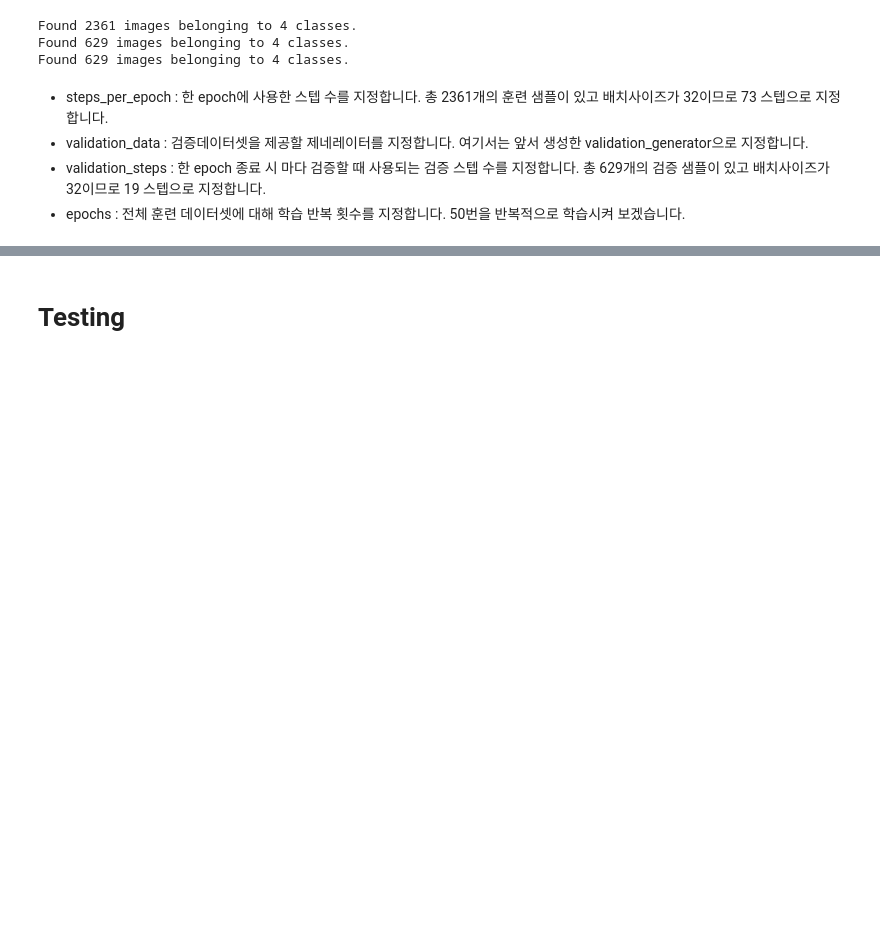
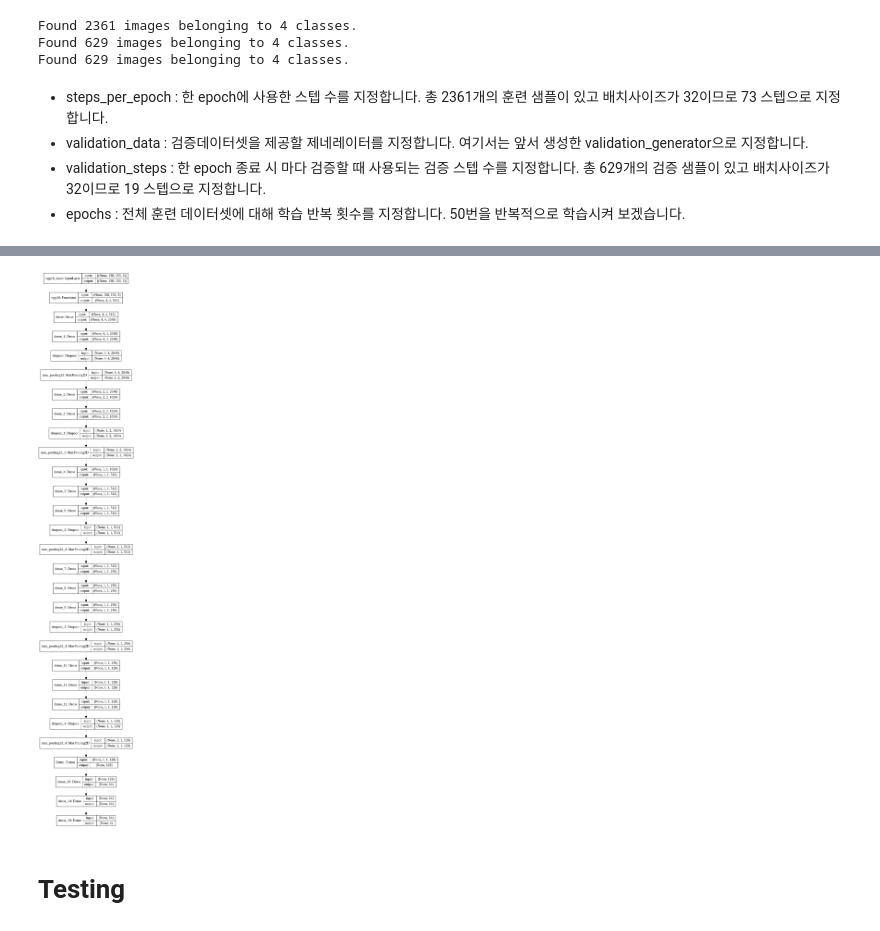
Before and after one commit to leekate/2020-ctrc-OralCancer-Classification-project, a Jupyter notebook: Oral_Detect_my_VGG16.ipynb, the cells around one changed output, grey strips where cells are left out. Cells and saved outputs as stored; diff of their text form; code cells hidden in the pictures; blank space fills up the shorter version.

```diff
--- a/Oral_Detect_my_VGG16.ipynb
+++ b/Oral_Detect_my_VGG16.ipynb
@@ -358,15 +353,21 @@ from tensorflow.keras.callbacks import EarlyStopping
 import tensorflow.keras
 early_stopping = EarlyStopping()
 
+# callbacks=[tensorflow.keras.callbacks.TensorBoard(
+#     log_dir='my_log_dir',
+#     histogram_freq=1,
+#     embeddings_freq=1,),
+#     early_stopping]
+
 callbacks=[tensorflow.keras.callbacks.TensorBoard(
-    log_dir='my_log_dir',
+    log_dir=model_path,
     histogram_freq=1,
     embeddings_freq=1,),
     early_stopping]
 # %%
-train_dir='/content/drive/Shareddrives/CTRC-OralDetect-Project/OriginDataGenerate/train'
-validation_dir='/content/drive/Shareddrives/CTRC-OralDetect-Project/OriginDataGenerate/validation'
-test_dir='/content/drive/Shareddrives/CTRC-OralDetect-Project/OriginDataGenerate/test'
+train_dir='/content/drive/Shareddrives/CTRC-OralDetect-Project/NewDataGenerate-HM/train'
+validation_dir='/content/drive/Shareddrives/CTRC-OralDetect-Project/NewDataGenerate-HM/validation'
+test_dir='/content/drive/Shareddrives/CTRC-OralDetect-Project/NewDataGenerate-HM/test'
 # %%
 import os
 from tensorflow.keras.preprocessing.image import ImageDataGenerator,array_to_img,img_to_array, load_img
@@ -421,8 +419,10 @@ Epoch 10/50
 # %%
 from keras.utils import plot_model
 from keras.models import load_model
-model = load_model('/content/drive/Shareddrives/CTRC-OralDetect-Project/jiwoo_model/VGG16/my_VGG_model.h5')
+#model = load_model('/content/drive/Shareddrives/CTRC-OralDetect-Project/jiwoo_model/VGG16/my_VGG_model.h5')
 plot_model(model,show_shapes=True,to_file='my_VGG_model.png')
+# %% [output]
+[figure, added]
 # %% [markdown]
 # Testing
 # %%
```
Also changed, not shown: parts of 12 cells of this notebook.
